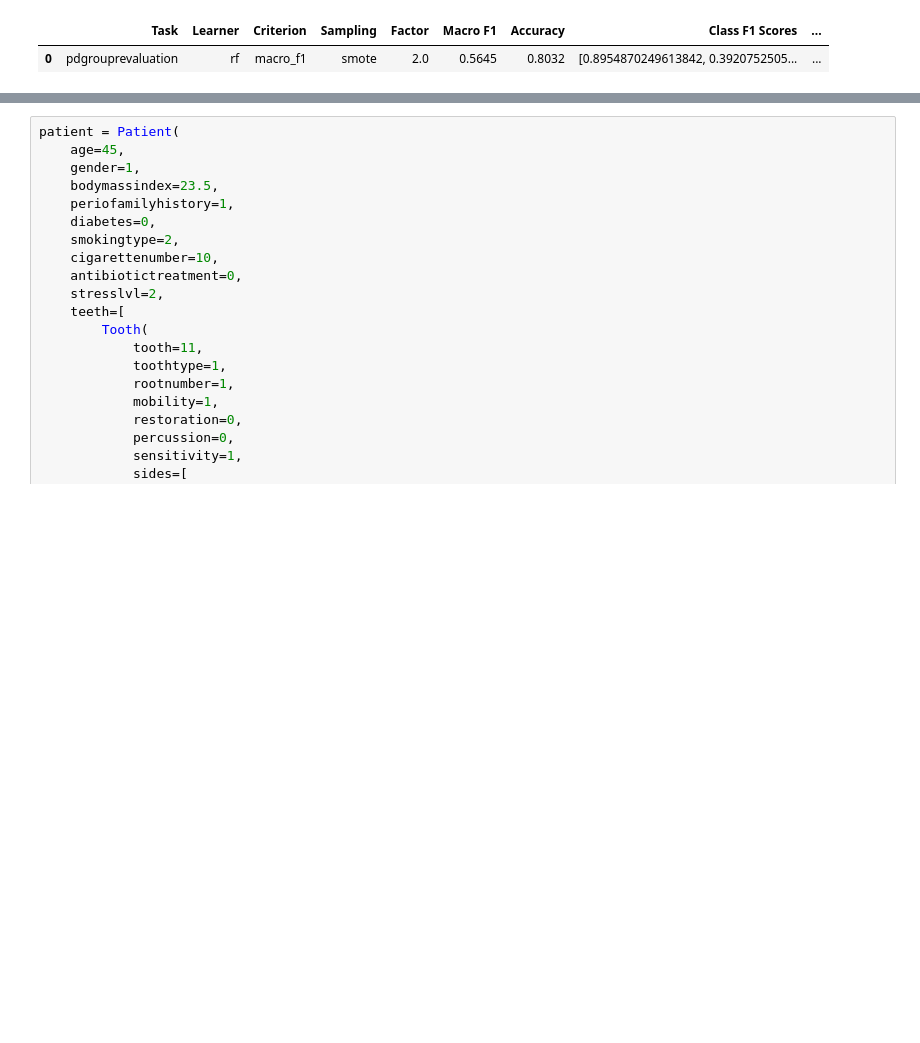
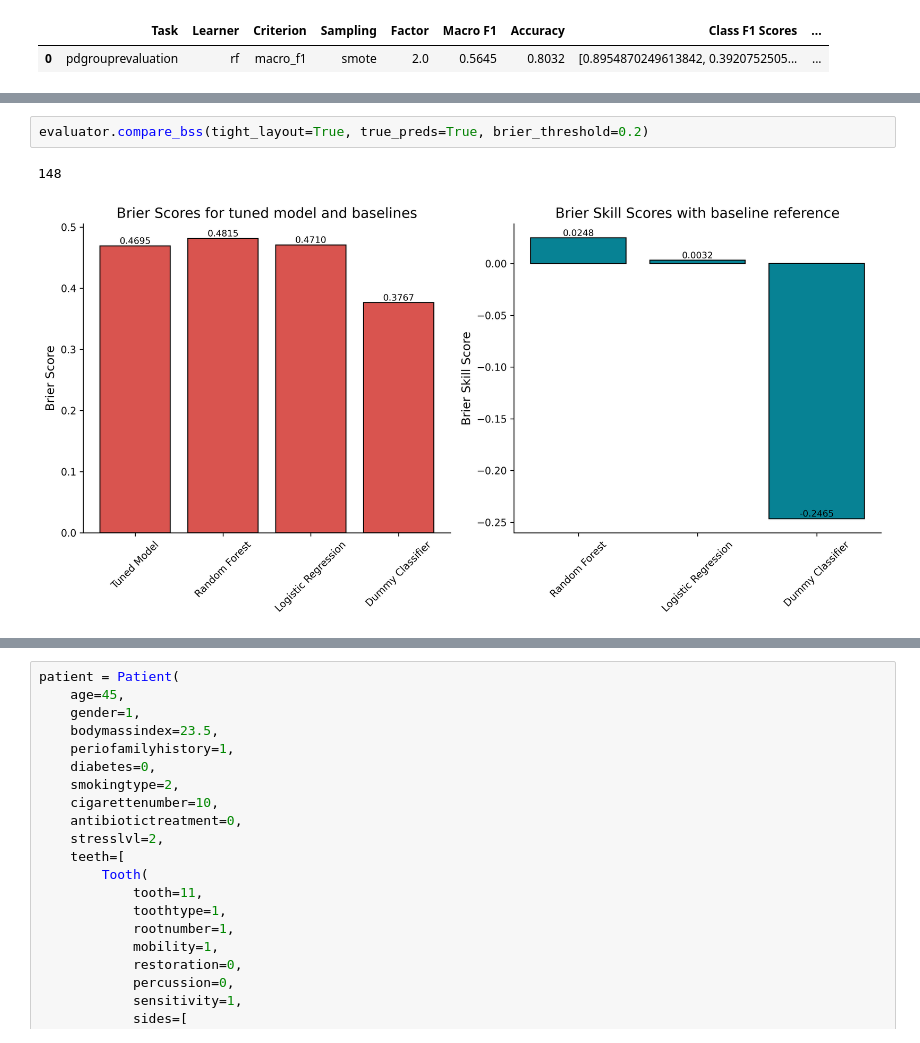
Before and after one commit to Tobias-Brock/periodontal-modeling, a Jupyter notebook: notebooks/pocketgroup.ipynb, the cells around one changed output, grey strips where cells are left out. Drawn from its saved outputs; the diff is of its cells as text; blank space fills up the shorter version.

```diff
--- a/notebooks/pocketgroup.ipynb
+++ b/notebooks/pocketgroup.ipynb
@@ -99,3 +68,8 @@ Name: count, dtype: int64
+# %%
+evaluator.compare_bss(tight_layout=True, true_preds=True, brier_threshold=0.2)
+# %% [output]
+148
+[figure, added]
 # %%
 evaluator.evaluate_feature_importance(fi_types=["standard"])
 # %% [output]
```
Also changed, not shown: parts of 6 cells of this notebook, 32 other files.
